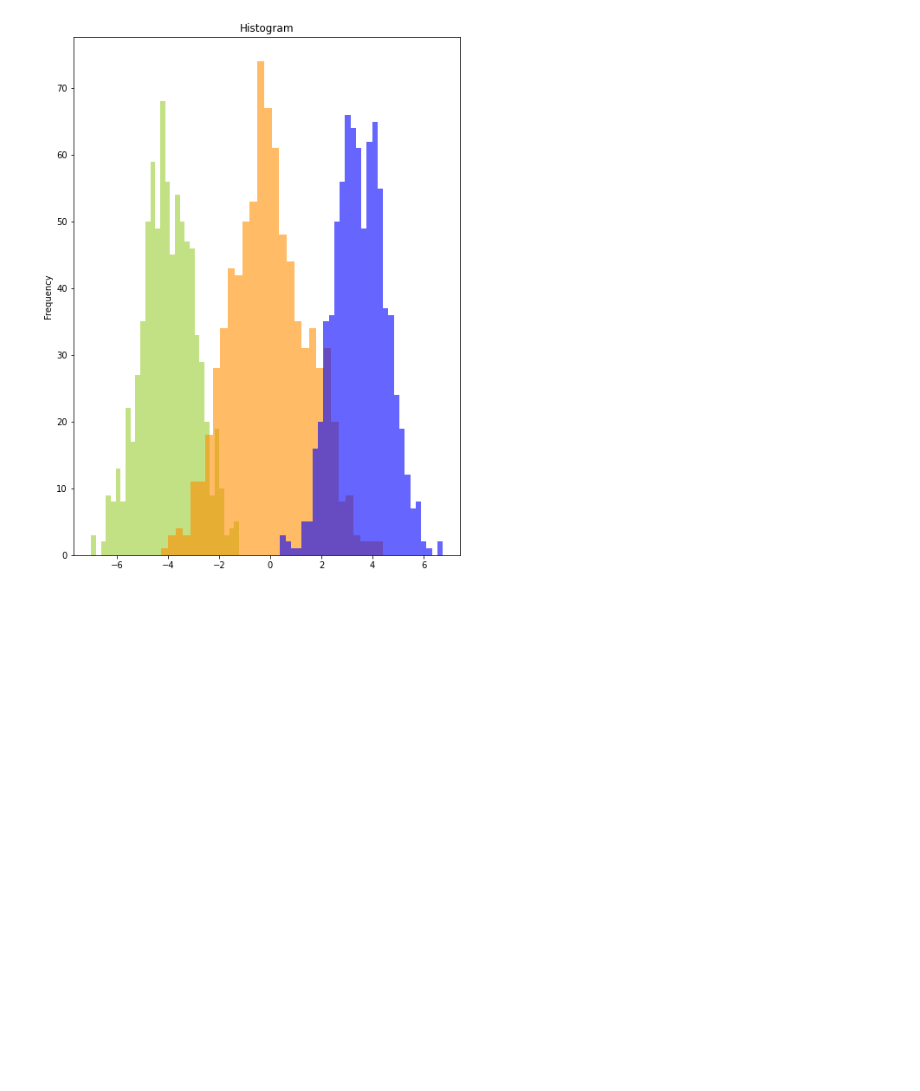
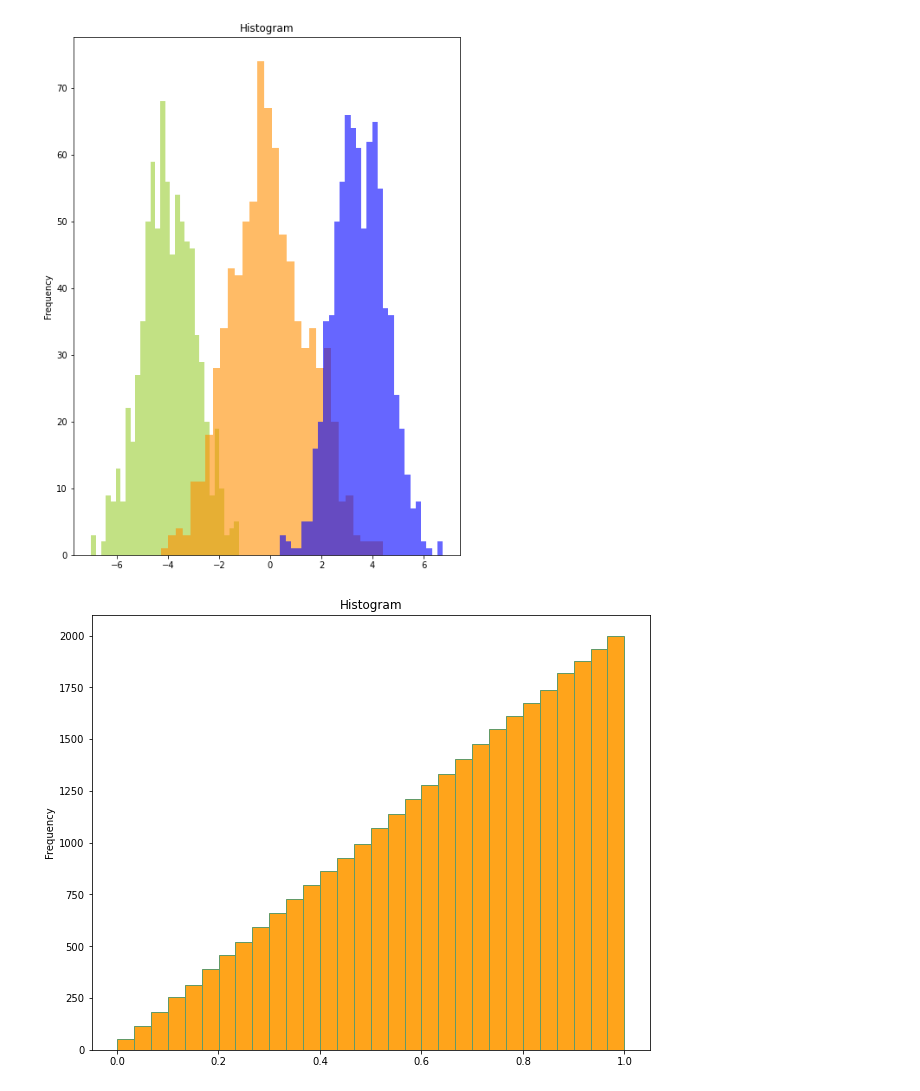
Before and after one commit to uannabi/MatPlotLibGraph, a Jupyter notebook: Histogram.ipynb, the cells around one changed output. Drawn from its saved outputs; the diff is of its cells as text; code cells hidden in the pictures; blank space fills up the shorter version.

Commit message:
Using Histogram to plot a cumulative distribution function

```diff
--- a/Histogram.ipynb
+++ b/Histogram.ipynb
@@ -59,3 +59,12 @@ plt.gca().set(title='Histogram', ylabel='Frequency')
 plt.show()
 # %% [output]
 [figure]
+# %%
+# Using Histogram to plot a cumulative distribution function
+plt.figure(figsize=(10,8))
+x = np.random.rand(2000)
+plt.hist(x, bins=30 ,color='#ffa41b' , edgecolor="#639a67",cumulative=True)
+plt.gca().set(title='Histogram', ylabel='Frequency')
+plt.show()
+# %% [output]
+[figure, added]
```
